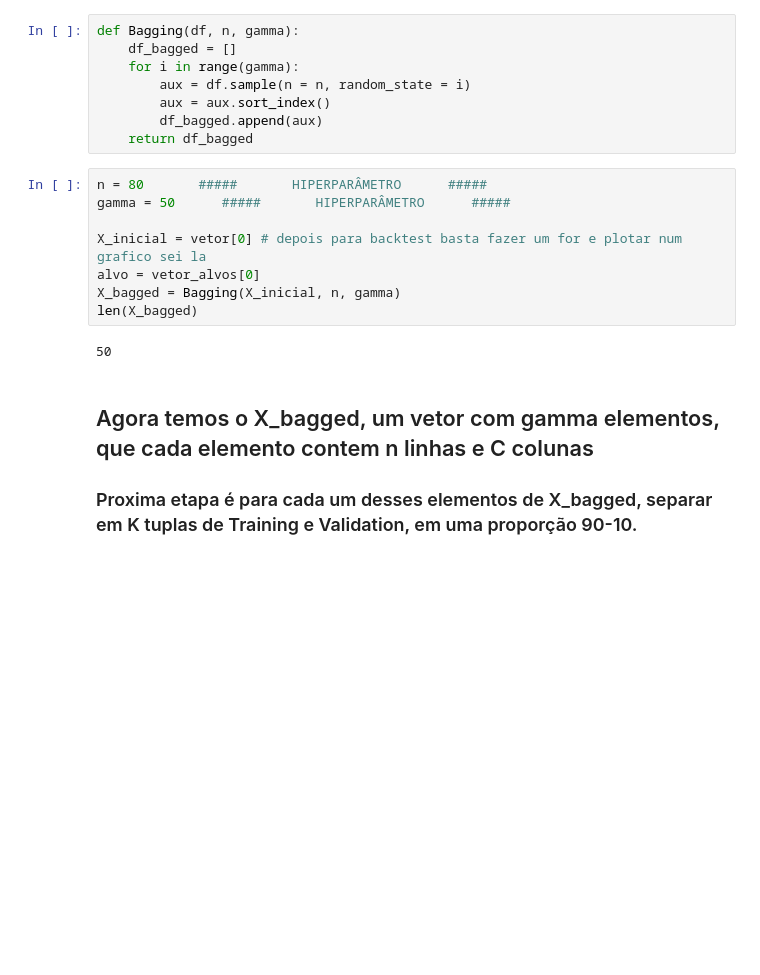
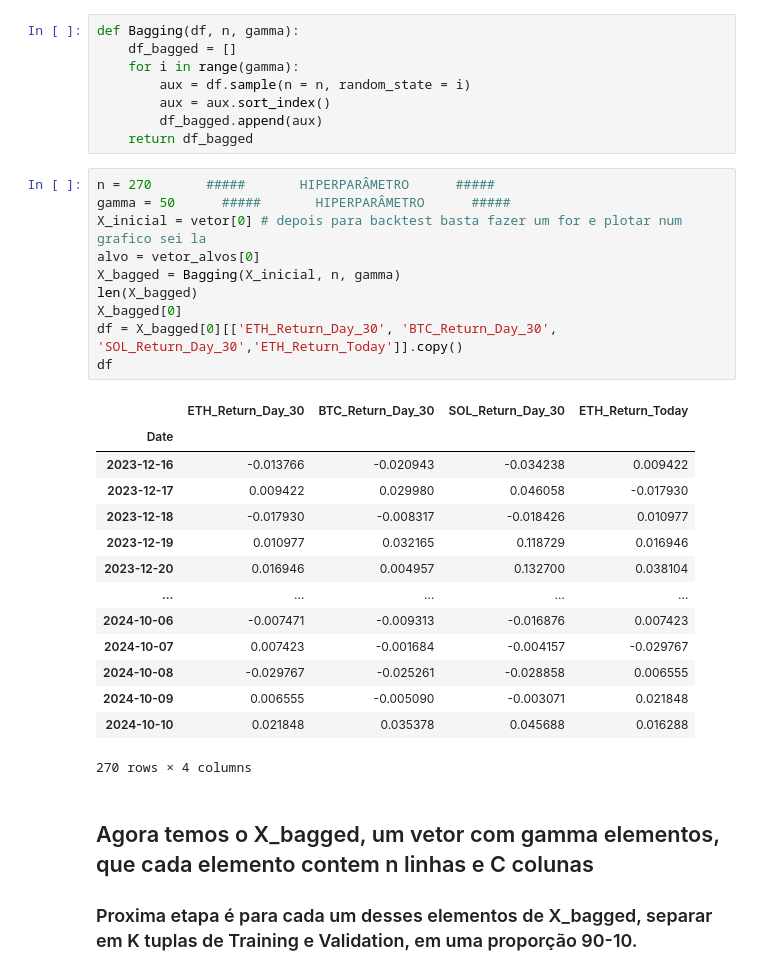
Before and after one commit to JoaoDelVecchio/Quantamental, a Jupyter notebook: Código/tentativa4.ipynb, the cells around one changed output. Cells and saved outputs as stored; diff of their text form; blank space fills up the shorter version.

```diff
--- a/Código/tentativa4.ipynb
+++ b/Código/tentativa4.ipynb
@@ -109,15 +114,30 @@ def Bagging(df, n, gamma):
         df_bagged.append(aux)
     return df_bagged
 # %%
-n = 80       #####       HIPERPARÂMETRO      #####
+n = 270       #####       HIPERPARÂMETRO      #####
 gamma = 50      #####       HIPERPARÂMETRO      #####
-
 X_inicial = vetor[0] # depois para backtest basta fazer um for e plotar num grafico sei la
 alvo = vetor_alvos[0]
 X_bagged = Bagging(X_inicial, n, gamma)
 len(X_bagged)
+X_bagged[0]
+df = X_bagged[0][['ETH_Return_Day_30', 'BTC_Return_Day_30', 'SOL_Return_Day_30','ETH_Return_Today']].copy()
+df
 # %% [output]
+|  | ETH_Return_Day_30 | BTC_Return_Day_30 | SOL_Return_Day_30 | ETH_Return_Today |
+| Date |  |  |  |  |
+| 2023-12-16 | -0.013766 | -0.020943 | -0.034238 | 0.009422 |
+| 2023-12-17 | 0.009422 | 0.029980 | 0.046058 | -0.017930 |
+| 2023-12-18 | -0.017930 | -0.008317 | -0.018426 | 0.010977 |
+| 2023-12-19 | 0.010977 | 0.032165 | 0.118729 | 0.016946 |
+| 2023-12-20 | 0.016946 | 0.004957 | 0.132700 | 0.038104 |
+| ... | ... | ... | ... | ... |
+| 2024-10-06 | -0.007471 | -0.009313 | -0.016876 | 0.007423 |
+| 2024-10-07 | 0.007423 | -0.001684 | -0.004157 | -0.029767 |
+| 2024-10-08 | -0.029767 | -0.025261 | -0.028858 | 0.006555 |
+| 2024-10-09 | 0.006555 | -0.005090 | -0.003071 | 0.021848 |
+| 2024-10-10 | 0.021848 | 0.035378 | 0.045688 | 0.016288 |
-50
+270 rows × 4 columns
 # %% [markdown]
 ## Agora temos o X_bagged, um vetor com gamma elementos, que cada elemento contem n linhas e C colunas
 
```
Also changed, not shown: parts of 10 cells of this notebook, 8 other files.
